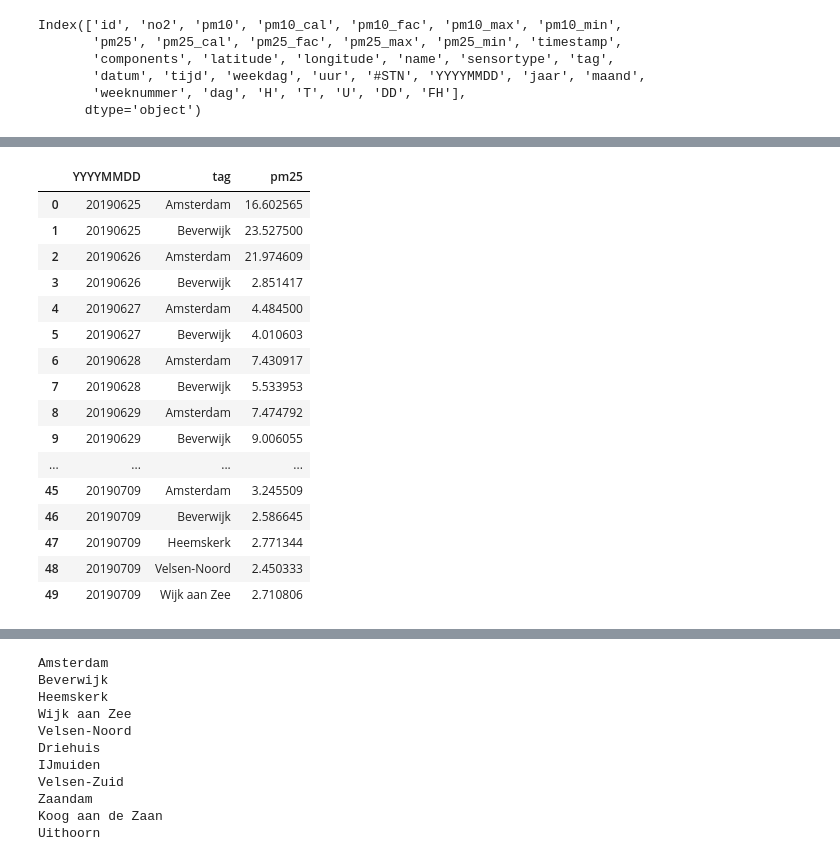
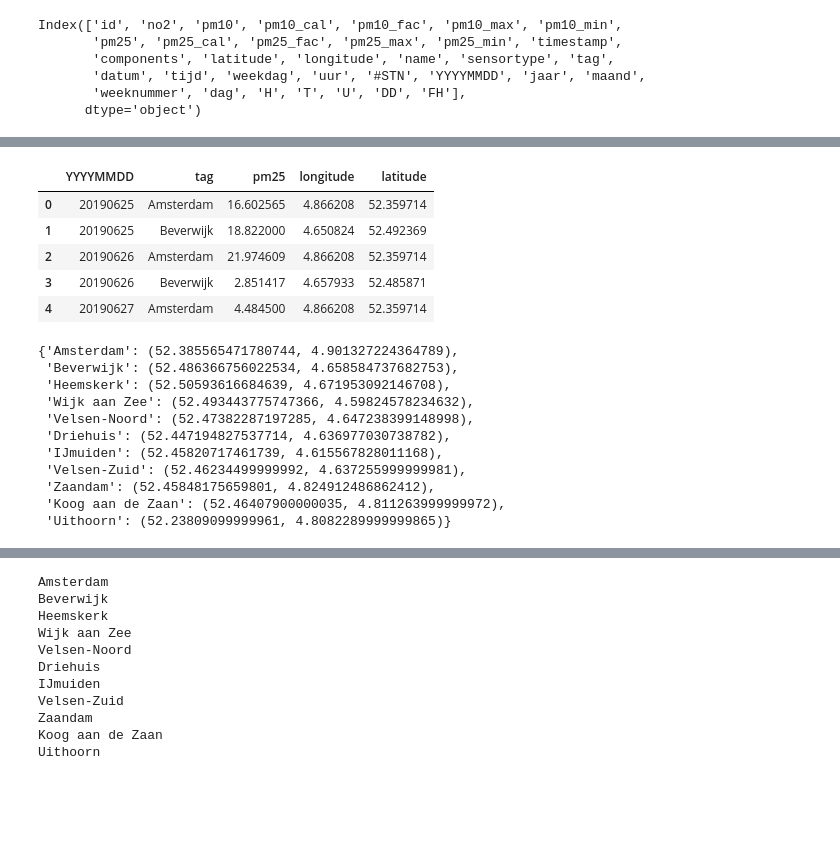
Before and after one commit to AGLamb/Thesis-Code, a Jupyter notebook: EDA.ipynb, the cells around one changed output, grey strips where cells are left out. Drawn from its saved outputs; the diff is of its cells as text; code cells hidden in the pictures; blank space fills up the shorter version.

```diff
--- a/EDA.ipynb
+++ b/EDA.ipynb
@@ -32,6 +33,6 @@ Index(['id', 'no2', 'pm10', 'pm10_cal', 'pm10_fac', 'pm10_max', 'pm10_min',
       dtype='object')
 # %%
 data.drop(data.iloc[:, 0:7], axis=1, inplace=True)
-data.drop(["jaar", "maand", "weeknummer", "#STN", "timestamp", "components","longitude", "latitude", "dag", "tijd", "datum", "H", "T", "U", "DD", "weekdag", "FH", "sensortype"], axis=1, inplace=True)
+data.drop(["jaar", "maand", "weeknummer", "#STN", "timestamp", "components", "dag", "tijd", "datum", "H", "T", "U", "DD", "weekdag", "FH", "sensortype"], axis=1, inplace=True)
 data
 # %% [output]
@@ -51,4 +52,3 @@ data
 # %%
 data = data[data.pm25 != 0]
-data = data.dropna()
 data
@@ -85,22 +65,11 @@ plt.show()
 # %%
-grouped_df = data.groupby(["YYYYMMDD", "tag"])["pm25"].mean().copy().reset_index()
+grouped_df = data.groupby(["YYYYMMDD", "tag"])[("pm25", "longitude", "latitude")].mean().copy().reset_index()
 # %%
-grouped_df.head(50)
+grouped_df.head(5)
 # %% [output]
-|  | YYYYMMDD | tag | pm25 |
-| 0 | 20190625 | Amsterdam | 16.602565 |
-| 1 | 20190625 | Beverwijk | 23.527500 |
-| 2 | 20190626 | Amsterdam | 21.974609 |
-| 3 | 20190626 | Beverwijk | 2.851417 |
-| 4 | 20190627 | Amsterdam | 4.484500 |
-| 5 | 20190627 | Beverwijk | 4.010603 |
-| 6 | 20190628 | Amsterdam | 7.430917 |
-| 7 | 20190628 | Beverwijk | 5.533953 |
-| 8 | 20190629 | Amsterdam | 7.474792 |
-| 9 | 20190629 | Beverwijk | 9.006055 |
-| ... | ... | ... | ... |
-| 45 | 20190709 | Amsterdam | 3.245509 |
-| 46 | 20190709 | Beverwijk | 2.586645 |
-| 47 | 20190709 | Heemskerk | 2.771344 |
-| 48 | 20190709 | Velsen-Noord | 2.450333 |
-| 49 | 20190709 | Wijk aan Zee | 2.710806 |
+|  | YYYYMMDD | tag | pm25 | longitude | latitude |
+| 0 | 20190625 | Amsterdam | 16.602565 | 4.866208 | 52.359714 |
+| 1 | 20190625 | Beverwijk | 18.822000 | 4.650824 | 52.492369 |
+| 2 | 20190626 | Amsterdam | 21.974609 | 4.866208 | 52.359714 |
+| 3 | 20190626 | Beverwijk | 2.851417 | 4.657933 | 52.485871 |
+| 4 | 20190627 | Amsterdam | 4.484500 | 4.866208 | 52.359714 |
@@ -106,0 +82,14 @@ grouped_df.head(50)
+# %%
+LocDict
+# %% [output]
+{'Amsterdam': (52.385565471780744, 4.901327224364789),
+ 'Beverwijk': (52.486366756022534, 4.658584737682753),
+ 'Heemskerk': (52.50593616684639, 4.671953092146708),
+ 'Wijk aan Zee': (52.493443775747366, 4.59824578234632),
+ 'Velsen-Noord': (52.47382287197285, 4.647238399148998),
+ 'Driehuis': (52.447194827537714, 4.636977030738782),
+ 'IJmuiden': (52.45820717461739, 4.615567828011168),
+ 'Velsen-Zuid': (52.46234499999992, 4.637255999999981),
+ 'Zaandam': (52.45848175659801, 4.824912486862412),
+ 'Koog aan de Zaan': (52.46407900000035, 4.811263999999972),
+ 'Uithoorn': (52.23809099999961, 4.8082289999999865)}
```
Also changed, not shown: parts of 18 cells of this notebook.
